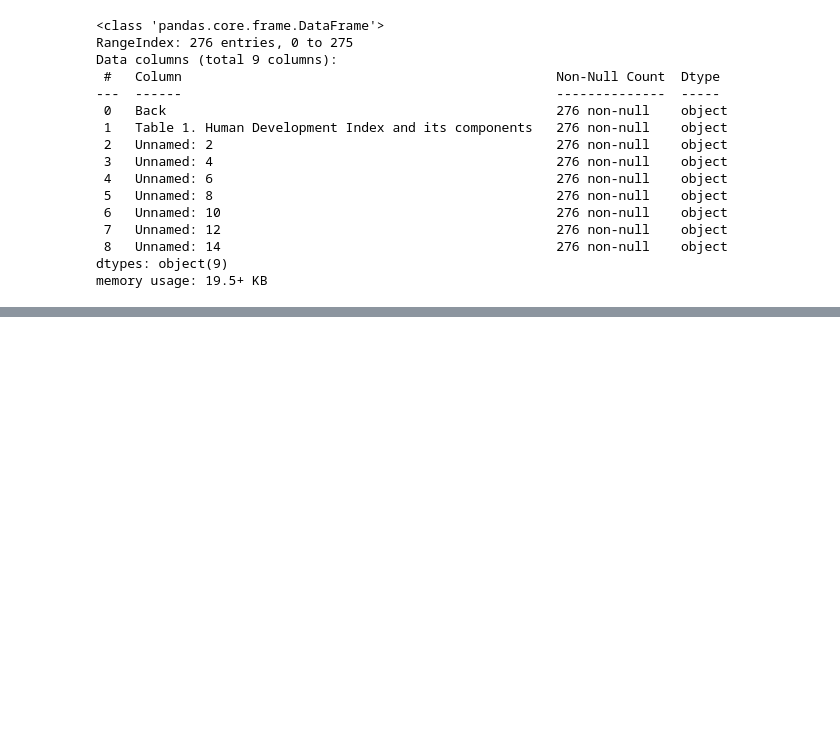
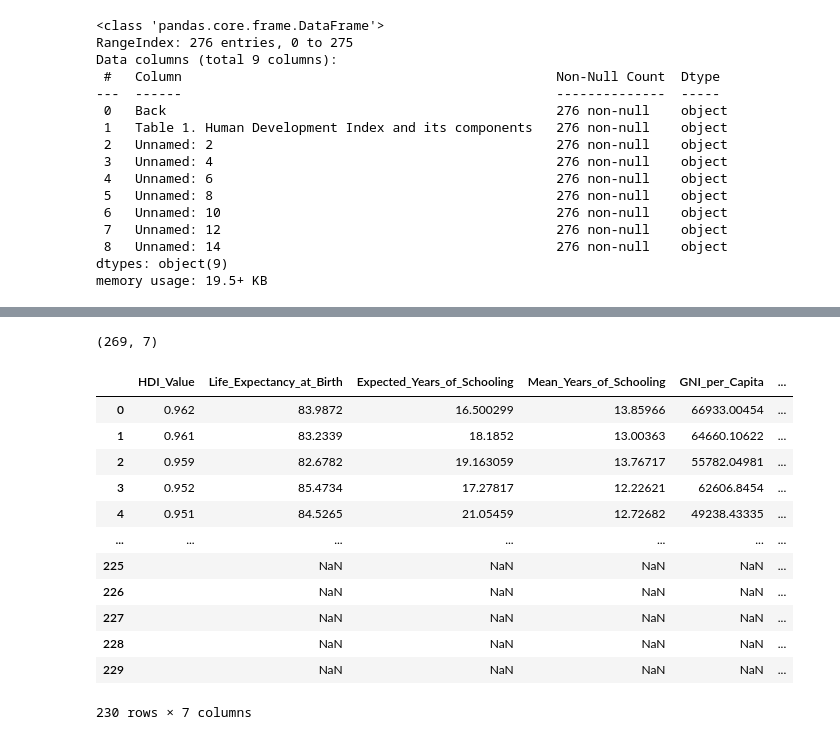
Before and after one commit to Enrique867/PC2, a Jupyter notebook: index.ipynb, the cells around one changed output, grey strips where cells are left out. Cells and saved outputs as stored; diff of their text form; code cells hidden in the pictures; blank space fills up the shorter version.

```diff
--- a/index.ipynb
+++ b/index.ipynb
@@ -110,0 +176,20 @@ print(data.iloc[6:, 2:].head()) # Imprime las primeras filas de la porción modi
+# %%
+data = data.iloc[:, 2:]
+data = data.reset_index(drop=True)
+print(data.shape)
+data.head(230)
+# %% [output]
+(269, 7)
+|  | HDI_Value | Life_Expectancy_at_Birth | Expected_Years_of_Schooling | Mean_Years_of_Schooling | GNI_per_Capita | ... |
+| 0 | 0.962 | 83.9872 | 16.500299 | 13.85966 | 66933.00454 | ... |
+| 1 | 0.961 | 83.2339 | 18.1852 | 13.00363 | 64660.10622 | ... |
+| 2 | 0.959 | 82.6782 | 19.163059 | 13.76717 | 55782.04981 | ... |
+| 3 | 0.952 | 85.4734 | 17.27817 | 12.22621 | 62606.8454 | ... |
+| 4 | 0.951 | 84.5265 | 21.05459 | 12.72682 | 49238.43335 | ... |
+| ... | ... | ... | ... | ... | ... | ... |
+| 225 |  | NaN | NaN | NaN | NaN | ... |
+| 226 |  | NaN | NaN | NaN | NaN | ... |
+| 227 |  | NaN | NaN | NaN | NaN | ... |
+| 228 |  | NaN | NaN | NaN | NaN | ... |
+| 229 |  | NaN | NaN | NaN | NaN | ... |
+230 rows × 7 columns
```
Also changed, not shown: parts of 6 cells of this notebook.
